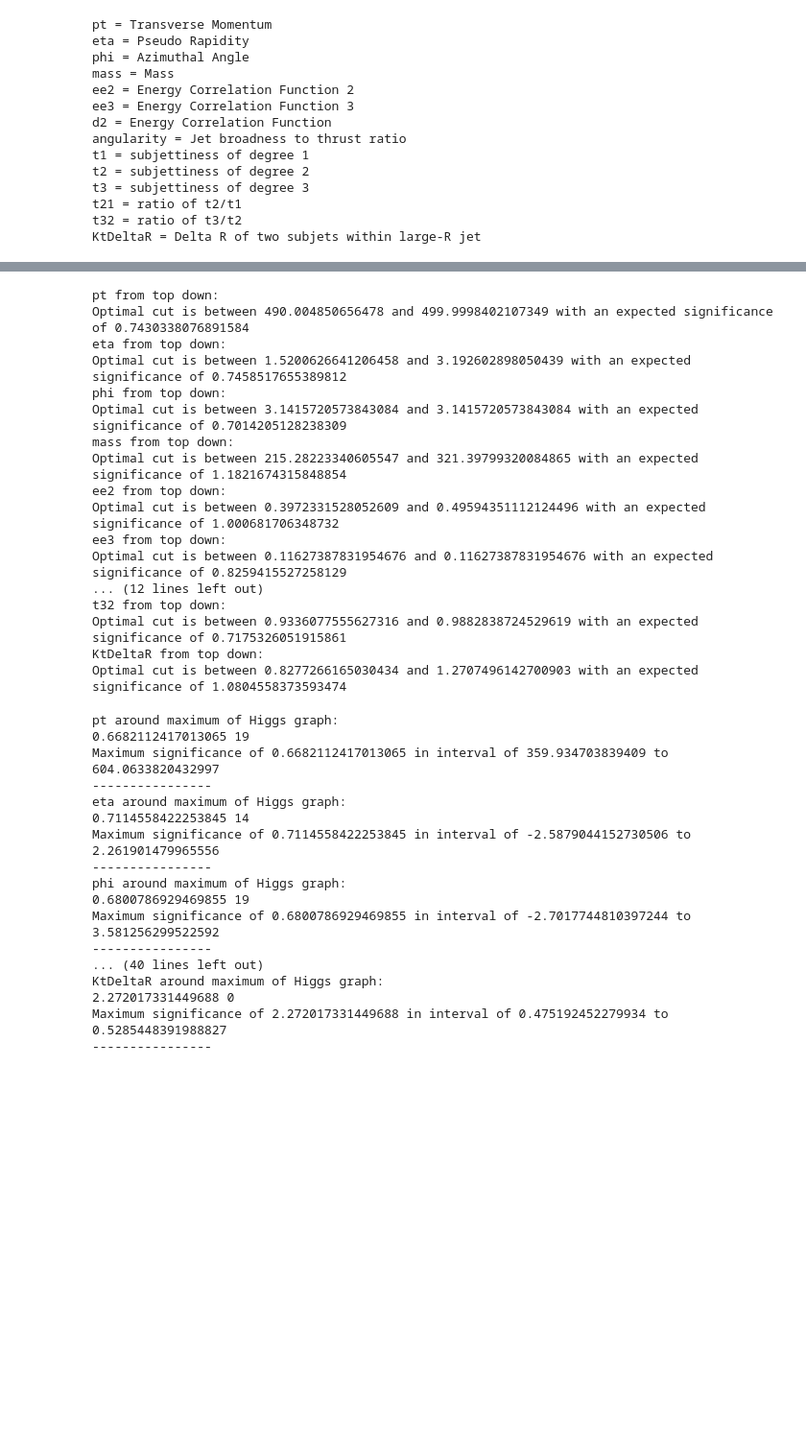
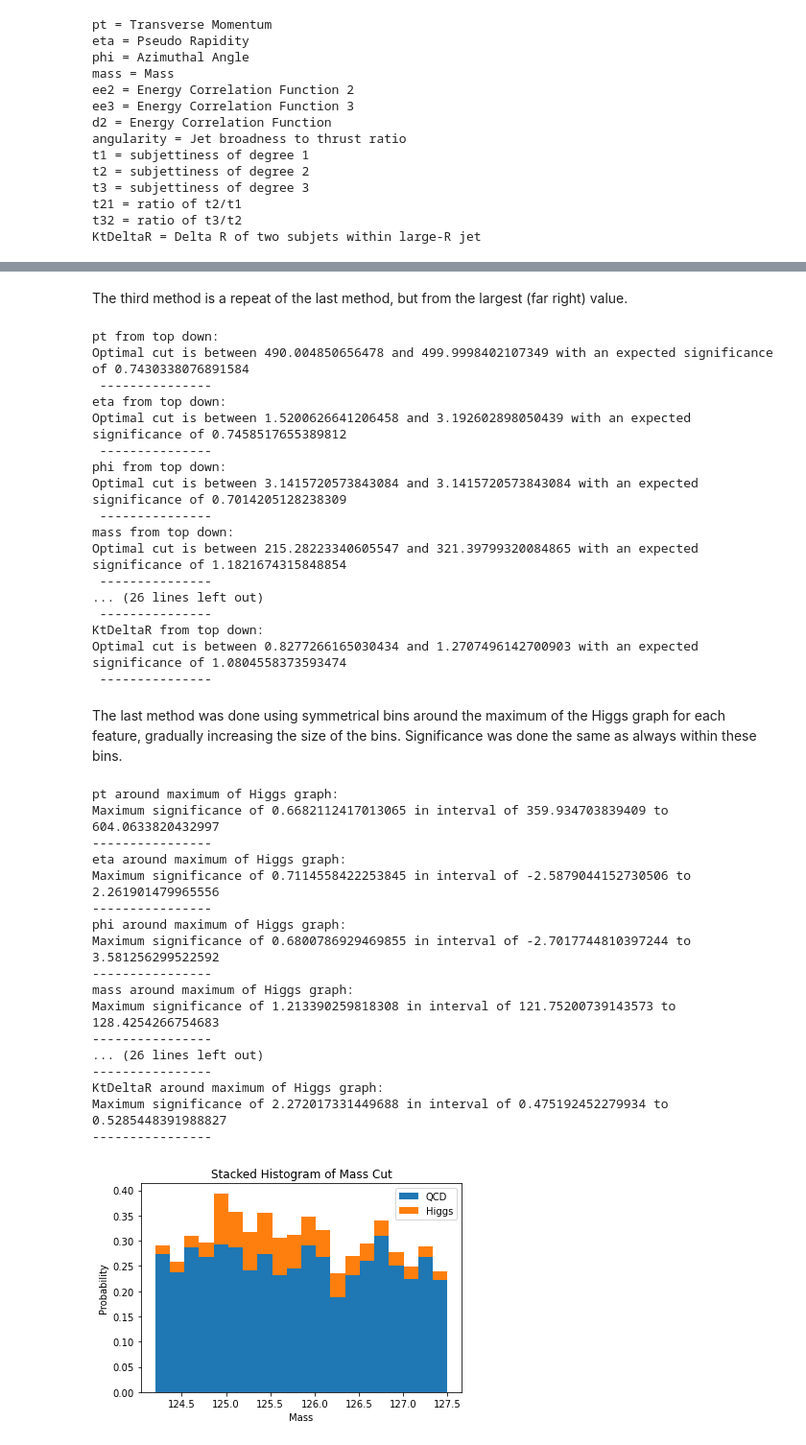
Before and after one commit to jarods00/PHYS434, a Jupyter notebook: Lab 7.ipynb, the cells around one changed output, grey strips where cells are left out. Shown at 96% size. Drawn from its saved outputs; the diff is of its cells as text; code cells hidden in the pictures; blank space fills up the shorter version.

Commit message:
Everything done except 95%

```diff
--- a/Lab 7.ipynb
+++ b/Lab 7.ipynb
@@ -259,3 +247,5 @@ Optimal cut is between 0.0049696206499564325 and 1.0302514154822648 with an expe
+# %% [markdown]
+The third method is a repeat of the last method, but from the largest (far right) value.
 # %%
 fig, ax = plt.subplots(1, 1)
 
@@ -284,26 +274,29 @@ for key in qcd:
     index_max = cut_sigs.index(max(cut_sigs))
 
     print("Optimal cut is between " + str(((index_max + 1) * ((upper_val - lower_val) / 100) + lower_val)) + " and " + str(upper_val) + " with an expected significance of " + str(cut_sigs[index_max]))
+    print(" --------------- ")
 
 plt.close()
 # %% [output]
 pt from top down:
 Optimal cut is between 490.004850656478 and 499.9998402107349 with an expected significance of 0.7430338076891584
+ ---------------
 eta from top down:
 Optimal cut is between 1.5200626641206458 and 3.192602898050439 with an expected significance of 0.7458517655389812
+ ---------------
 phi from top down:
 Optimal cut is between 3.1415720573843084 and 3.1415720573843084 with an expected significance of 0.7014205128238309
+ ---------------
 mass from top down:
 Optimal cut is between 215.28223340605547 and 321.39799320084865 with an expected significance of 1.1821674315848854
-ee2 from top down:
-Optimal cut is between 0.3972331528052609 and 0.49594351112124496 with an expected significance of 1.000681706348732
-ee3 from top down:
-Optimal cut is between 0.11627387831954676 and 0.11627387831954676 with an expected significance of 0.8259415527258129
-... (12 lines left out)
-t32 from top down:
-Optimal cut is between 0.9336077555627316 and 0.9882838724529619 with an expected significance of 0.7175326051915861
+ ---------------
+... (26 lines left out)
+ ---------------
 KtDeltaR from top down:
 Optimal cut is between 0.8277266165030434 and 1.2707496142700903 with an expected significance of 1.0804558373593474
+ ---------------
+# %% [markdown]
+The last method was done using symmetrical bins around the maximum of the Higgs graph for each feature, gradually increasing the size of the bins. Significance was done the same as always within these bins.
 # %%
 fig, ax = plt.subplots(1, 1)
 
@@ -343,8 +336,6 @@ for key in qcd:
         higgs_count = 0
         qcd_count = 0
 
-#         if max_higgs +
-#         For above- if greater than upper_val use upper_val or something
         for i in range(len(higgs_sorted)):
             if(higgs_sorted[i] >= (max_higgs - (j * div_size)) and higgs_sorted[i] <= (max_higgs + (j * div_size))):
                 higgs_count = higgs_count + 1
@@ -359,7 +350,6 @@ for key in qcd:
         if sig != float('inf'):
             cut_sigs.append(sig)
 
-    print(max(cut_sigs), cut_sigs.index(max(cut_sigs)))
     print("Maximum significance of " + str(max(cut_sigs)) + " in interval of " + str(max_higgs - ((cut_sigs.index(max(cut_sigs)) + 1) * div_size)) + " to " + str(max_higgs + ((cut_sigs.index(max(cut_sigs)) + 1) * div_size)))
 
 
@@ -367,19 +357,30 @@ for key in qcd:
 plt.close()
 # %% [output]
 pt around maximum of Higgs graph:
-0.6682112417013065 19
 Maximum significance of 0.6682112417013065 in interval of 359.934703839409 to 604.0633820432997
 ----------------
 eta around maximum of Higgs graph:
-0.7114558422253845 14
 Maximum significance of 0.7114558422253845 in interval of -2.5879044152730506 to 2.261901479965556
 ----------------
 phi around maximum of Higgs graph:
-0.6800786929469855 19
 Maximum significance of 0.6800786929469855 in interval of -2.7017744810397244 to 3.581256299522592
 ----------------
-... (40 lines left out)
+mass around maximum of Higgs graph:
+Maximum significance of 1.213390259818308 in interval of 121.75200739143573 to 128.4254266754683
+----------------
+... (26 lines left out)
+----------------
 KtDeltaR around maximum of Higgs graph:
-2.272017331449688 0
 Maximum significance of 2.272017331449688 in interval of 0.475192452279934 to 0.5285448391988827
 ----------------
+# %%
+fig, ax = plt.subplots(1, 1)
+
+ax.hist([qcd['mass'], higgs['mass']], bins = 20, density = True, stacked = True, weights = [qcd_weight, higgs_weight], range = (124.2, 127.5))
+ax.set_title("Stacked Histogram of Mass Cut")
+ax.legend(["QCD", "Higgs"])
+ax.set_xlabel("Mass")
+ax.set_ylabel("Probability")
+plt.show()
+# %% [output]
+[figure, added]
```
Also changed, not shown: parts of 21 cells of this notebook, 1 other file.
